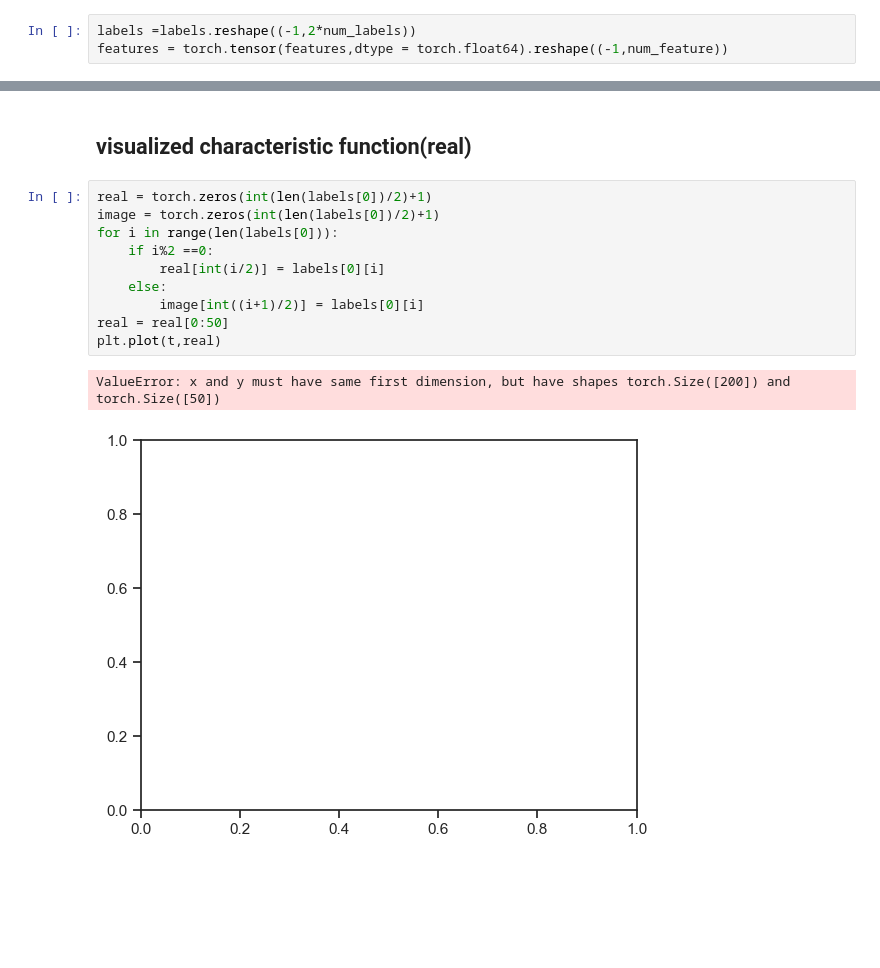
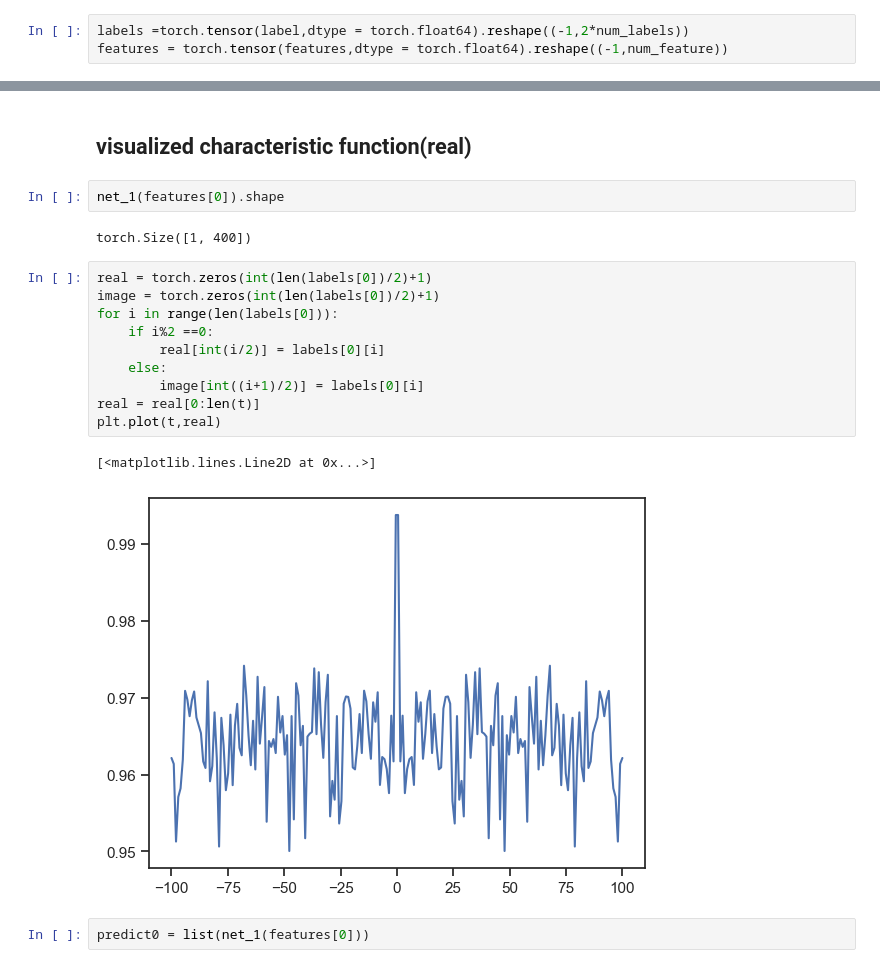
Before and after one commit to LeeShuaiyu/Test, a Jupyter notebook: Version_11.28.ipynb, the cells around one changed output, grey strips where cells are left out. Drawn from its saved outputs; the diff is of its cells as text; blank space fills up the shorter version.

```diff
--- a/Version_11.28.ipynb
+++ b/Version_11.28.ipynb
@@ -318,4 +320,4 @@ for i in range(num_sample):
 # %%
-labels =labels.reshape((-1,2*num_labels))
+labels =torch.tensor(label,dtype = torch.float64).reshape((-1,2*num_labels))
 features = torch.tensor(features,dtype = torch.float64).reshape((-1,num_feature))
 # %%
@@ -468,15 +488,21 @@ epoch 10, loss 0.438674
 # %% [markdown]
 ## visualized characteristic function(real)
+# %%
+net_1(features[0]).shape
+# %% [output]
+torch.Size([1, 400])
 # %%
 real = torch.zeros(int(len(labels[0])/2)+1)
 image = torch.zeros(int(len(labels[0])/2)+1)
 for i in range(len(labels[0])):
     if i%2 ==0:
         real[int(i/2)] = labels[0][i]
     else:
         image[int((i+1)/2)] = labels[0][i]
-real = real[0:50]
+real = real[0:len(t)]
 plt.plot(t,real)
 # %% [output]
-ValueError: x and y must have same first dimension, but have shapes torch.Size([200]) and torch.Size([50])
+[<matplotlib.lines.Line2D at 0x...>]
-[figure, old version]
+[figure, new version]
+# %%
+predict0 = list(net_1(features[0]))
```
Also changed, not shown: parts of 15 cells of this notebook.
